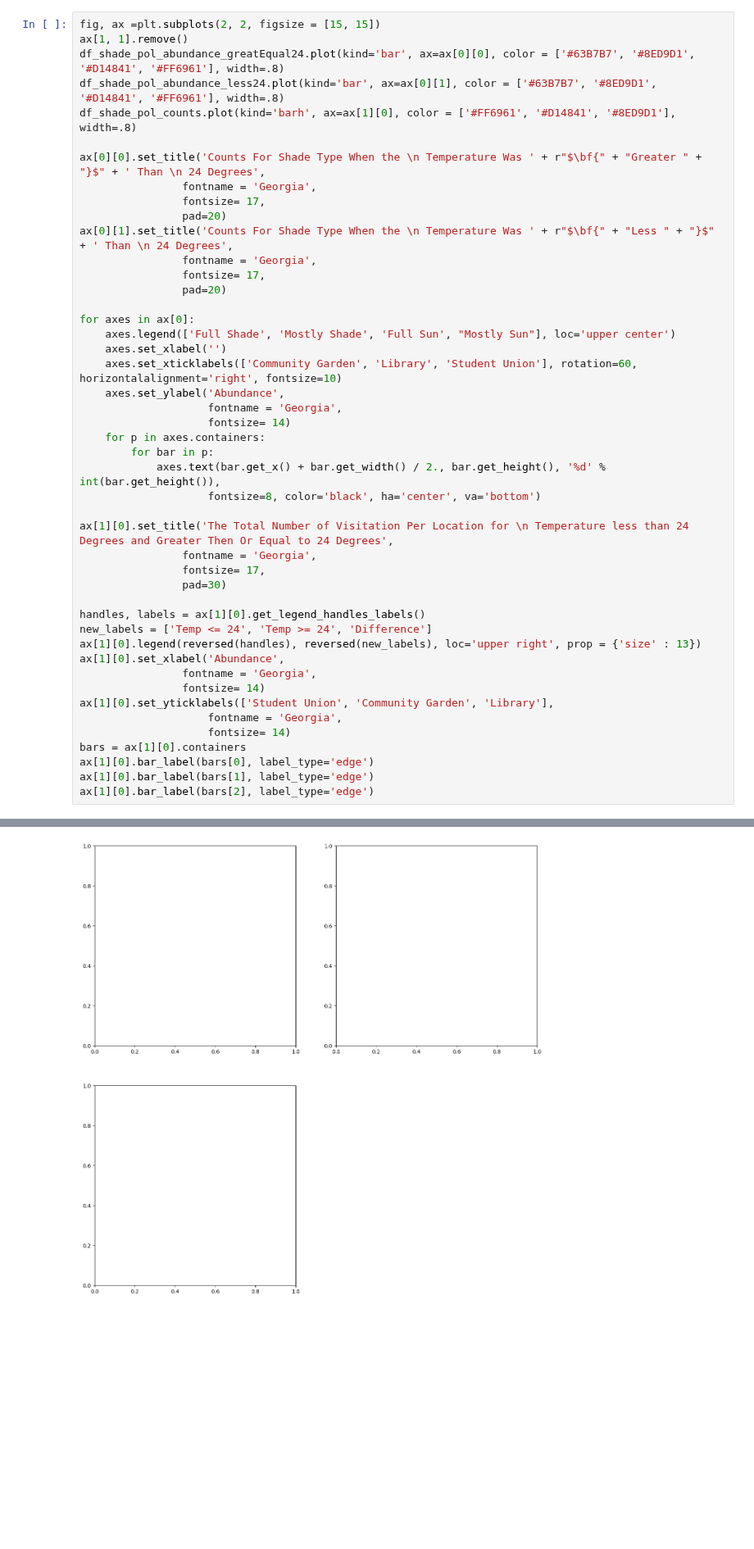
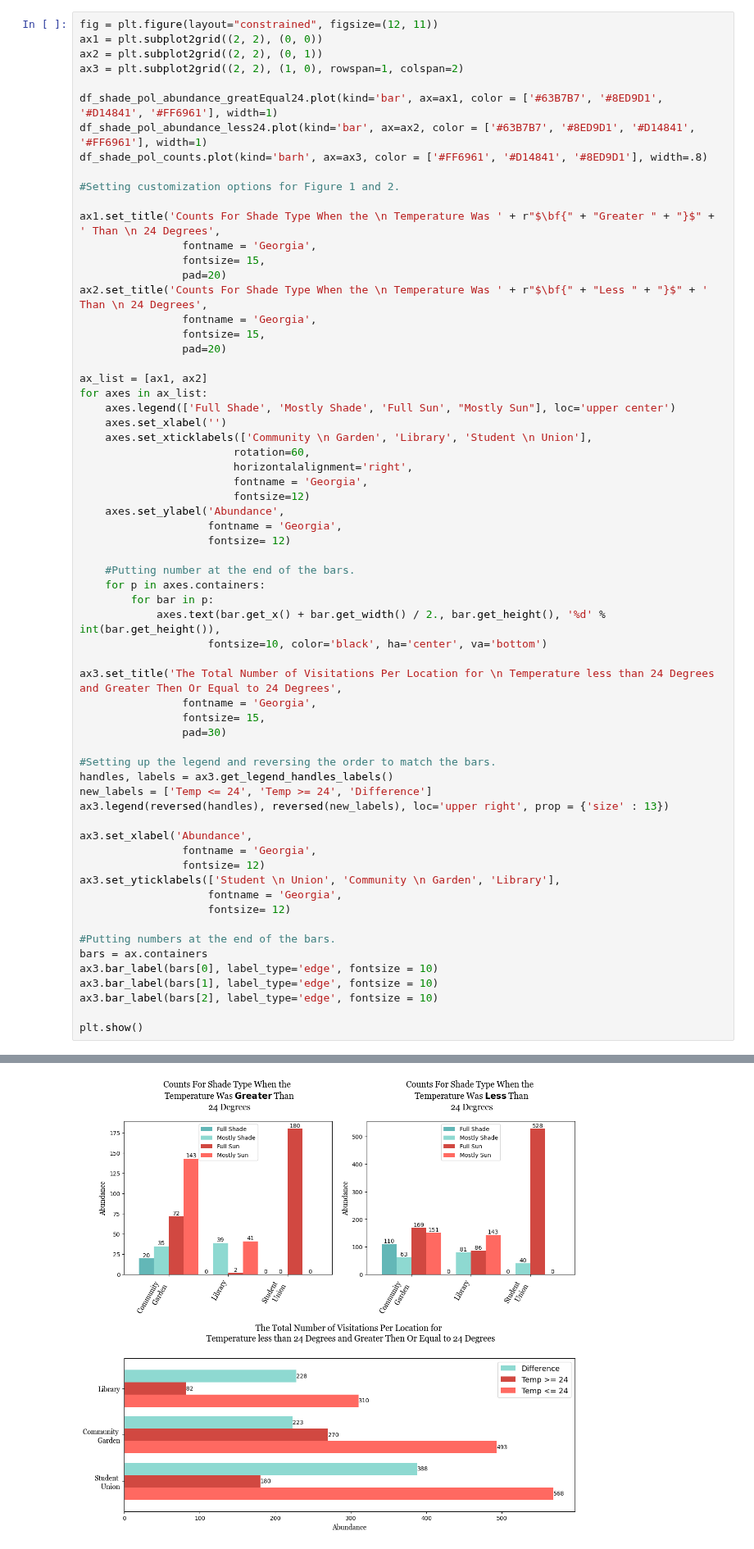
Before and after one commit to lizard777/CPSC_3430_project, a Jupyter notebook: Group_Project.ipynb, the cells around one changed output, grey strips where cells are left out. Shown at 82% size. Saved outputs shown, nothing was run; the diff lists cells and outputs as text; blank space fills up the shorter version.

Commit message:
Completed Figure 2

```diff
--- a/Group_Project.ipynb
+++ b/Group_Project.ipynb
@@ -219,47 +188,65 @@ ax.bar_label(bars[2], label_type='edge')
 # %%
-fig, ax =plt.subplots(2, 2, figsize = [15, 15])
-ax[1, 1].remove()
-df_shade_pol_abundance_greatEqual24.plot(kind='bar', ax=ax[0][0], color = ['#63B7B7', '#8ED9D1', '#D14841', '#FF6961'], width=.8)
-df_shade_pol_abundance_less24.plot(kind='bar', ax=ax[0][1], color = ['#63B7B7', '#8ED9D1', '#D14841', '#FF6961'], width=.8)
-df_shade_pol_counts.plot(kind='barh', ax=ax[1][0], color = ['#FF6961', '#D14841', '#8ED9D1'], width=.8)
+fig = plt.figure(layout="constrained", figsize=(12, 11))
+ax1 = plt.subplot2grid((2, 2), (0, 0))
+ax2 = plt.subplot2grid((2, 2), (0, 1))
+ax3 = plt.subplot2grid((2, 2), (1, 0), rowspan=1, colspan=2)
 
-ax[0][0].set_title('Counts For Shade Type When the \n Temperature Was ' + r"$\bf{" + "Greater " + "}$" + ' Than \n 24 Degrees',
+df_shade_pol_abundance_greatEqual24.plot(kind='bar', ax=ax1, color = ['#63B7B7', '#8ED9D1', '#D14841', '#FF6961'], width=1)
+df_shade_pol_abundance_less24.plot(kind='bar', ax=ax2, color = ['#63B7B7', '#8ED9D1', '#D14841', '#FF6961'], width=1)
+df_shade_pol_counts.plot(kind='barh', ax=ax3, color = ['#FF6961', '#D14841', '#8ED9D1'], width=.8)
+
+#Setting customization options for Figure 1 and 2.
+
+ax1.set_title('Counts For Shade Type When the \n Temperature Was ' + r"$\bf{" + "Greater " + "}$" + ' Than \n 24 Degrees',
                 fontname = 'Georgia',
-				fontsize= 17,
+				fontsize= 15,
                 pad=20)
-ax[0][1].set_title('Counts For Shade Type When the \n Temperature Was ' + r"$\bf{" + "Less " + "}$" + ' Than \n 24 Degrees',
+ax2.set_title('Counts For Shade Type When the \n Temperature Was ' + r"$\bf{" + "Less " + "}$" + ' Than \n 24 Degrees',
                 fontname = 'Georgia',
-				fontsize= 17,
+				fontsize= 15,
 				pad=20)
 
-for axes in ax[0]:
+ax_list = [ax1, ax2]
+for axes in ax_list:
     axes.legend(['Full Shade', 'Mostly Shade', 'Full Sun', "Mostly Sun"], loc='upper center')
     axes.set_xlabel('')
-    axes.set_xticklabels(['Community Garden', 'Library', 'Student Union'], rotation=60, horizontalalignment='right', fontsize=10)
+    axes.set_xticklabels(['Community \n Garden', 'Library', 'Student \n Union'],
+                        rotation=60,
+                        horizontalalignment='right',
+                        fontname = 'Georgia',
+                        fontsize=12)
     axes.set_ylabel('Abundance',
                     fontname = 'Georgia',
-                    fontsize= 14)
+                    fontsize= 12)
+
+    #Putting number at the end of the bars.
     for p in axes.containers:
         for bar in p:
             axes.text(bar.get_x() + bar.get_width() / 2., bar.get_height(), '%d' % int(bar.get_height()),
-                    fontsize=8, color='black', ha='center', va='bottom')
+                    fontsize=10, color='black', ha='center', va='bottom')
 
-ax[1][0].set_title('The Total Number of Visitation Per Location for \n Temperature less than 24 Degrees and Greater Then Or Equal to 24 Degrees',
+ax3.set_title('The Total Number of Visitations Per Location for \n Temperature less than 24 Degrees and Greater Then Or Equal to 24 Degrees',
                 fontname = 'Georgia',
-				fontsize= 17,
+				fontsize= 15,
                 pad=30)
 
-handles, labels = ax[1][0].get_legend_handles_labels()
+#Setting up the legend and reversing the order to match the bars.
+handles, labels = ax3.get_legend_handles_labels()
 new_labels = ['Temp <= 24', 'Temp >= 24', 'Difference']
-ax[1][0].legend(reversed(handles), reversed(new_labels), loc='upper right', prop = {'size' : 13})
-ax[1][0].set_xlabel('Abundance',
+ax3.legend(reversed(handles), reversed(new_labels), loc='upper right', prop = {'size' : 13})
+
+ax3.set_xlabel('Abundance',
                 fontname = 'Georgia',
-                fontsize= 14)
-ax[1][0].set_yticklabels(['Student Union', 'Community Garden', 'Library'],
+                fontsize= 12)
+ax3.set_yticklabels(['Student \n Union', 'Community \n Garden', 'Library'],
                     fontname = 'Georgia',
-                    fontsize= 14)
-bars = ax[1][0].containers
-ax[1][0].bar_label(bars[0], label_type='edge')
-ax[1][0].bar_label(bars[1], label_type='edge')
-ax[1][0].bar_label(bars[2], label_type='edge')
+                    fontsize= 12)
+
+#Putting numbers at the end of the bars.
+bars = ax.containers
+ax3.bar_label(bars[0], label_type='edge', fontsize = 10)
+ax3.bar_label(bars[1], label_type='edge', fontsize = 10)
+ax3.bar_label(bars[2], label_type='edge', fontsize = 10)
+
+plt.show()
 # %% [output]
@@ -267 +253 @@ AttributeError: 'Axes' object has no attribute 'fig'
-[figure, old version]
+[figure, new version]
```
Also changed, not shown: parts of 5 cells of this notebook.
